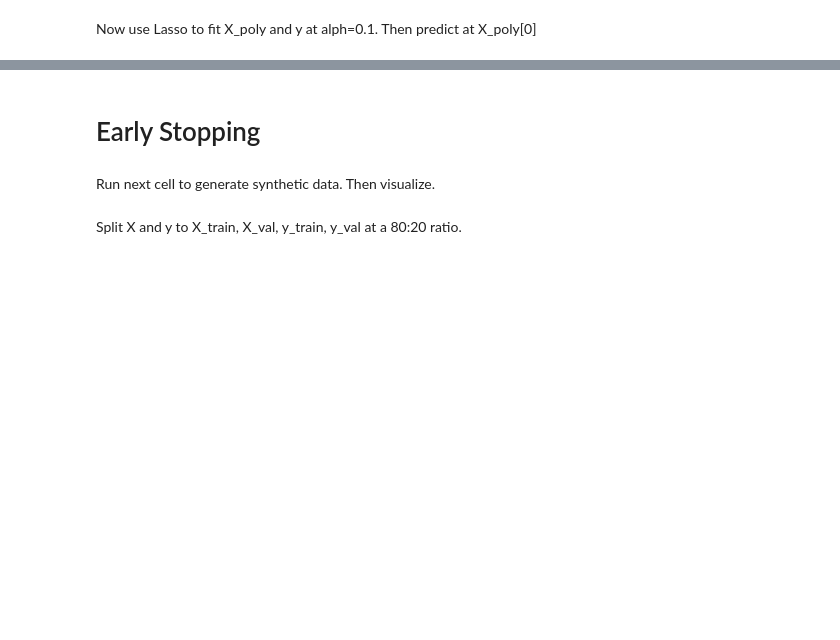
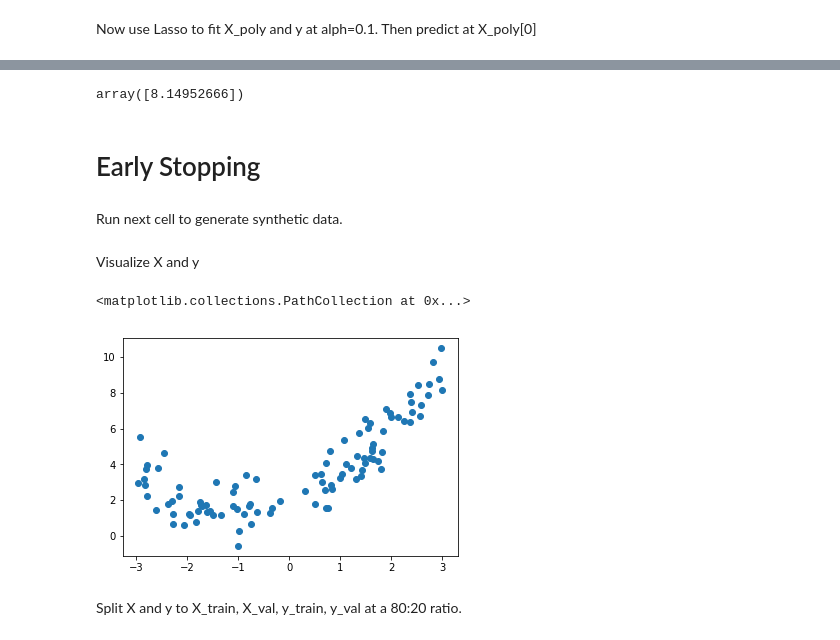
Before and after one commit to VandyChris/HandsOnMachineLearning, a Jupyter notebook: Chapter4.ipynb, the cells around one changed output, grey strips where cells are left out. Cells and saved outputs as stored; diff of their text form; code cells hidden in the pictures; blank space fills up the shorter version.

```diff
--- a/Chapter4.ipynb
+++ b/Chapter4.ipynb
@@ -77,6 +197,23 @@ Now use Lasso to fit X_poly and y at alph=0.1. Then predict at X_poly[0]
+# %%
+reg_lasso.predict(X_poly[0:1])
+# %% [output]
+array([8.14952666])
 # %% [markdown]
 # Early Stopping
 # %% [markdown]
-Run next cell to generate synthetic data. Then visualize.
+Run next cell to generate synthetic data.
+# %%
+#
+n = 100
+X = 6*np.random.rand(n, 1) - 3
+y = 0.5*X**2 + X + 2 + np.random.randn(n, 1)
+y = y.ravel()
+# %% [markdown]
+Visualize X and y
+# %%
+plt.scatter(X, y)
+# %% [output]
+<matplotlib.collections.PathCollection at 0x...>
+[figure, added]
 # %% [markdown]
 Split X and y to X_train, X_val, y_train, y_val at a 80:20 ratio.
```
Also changed, not shown: parts of 72 cells of this notebook.
